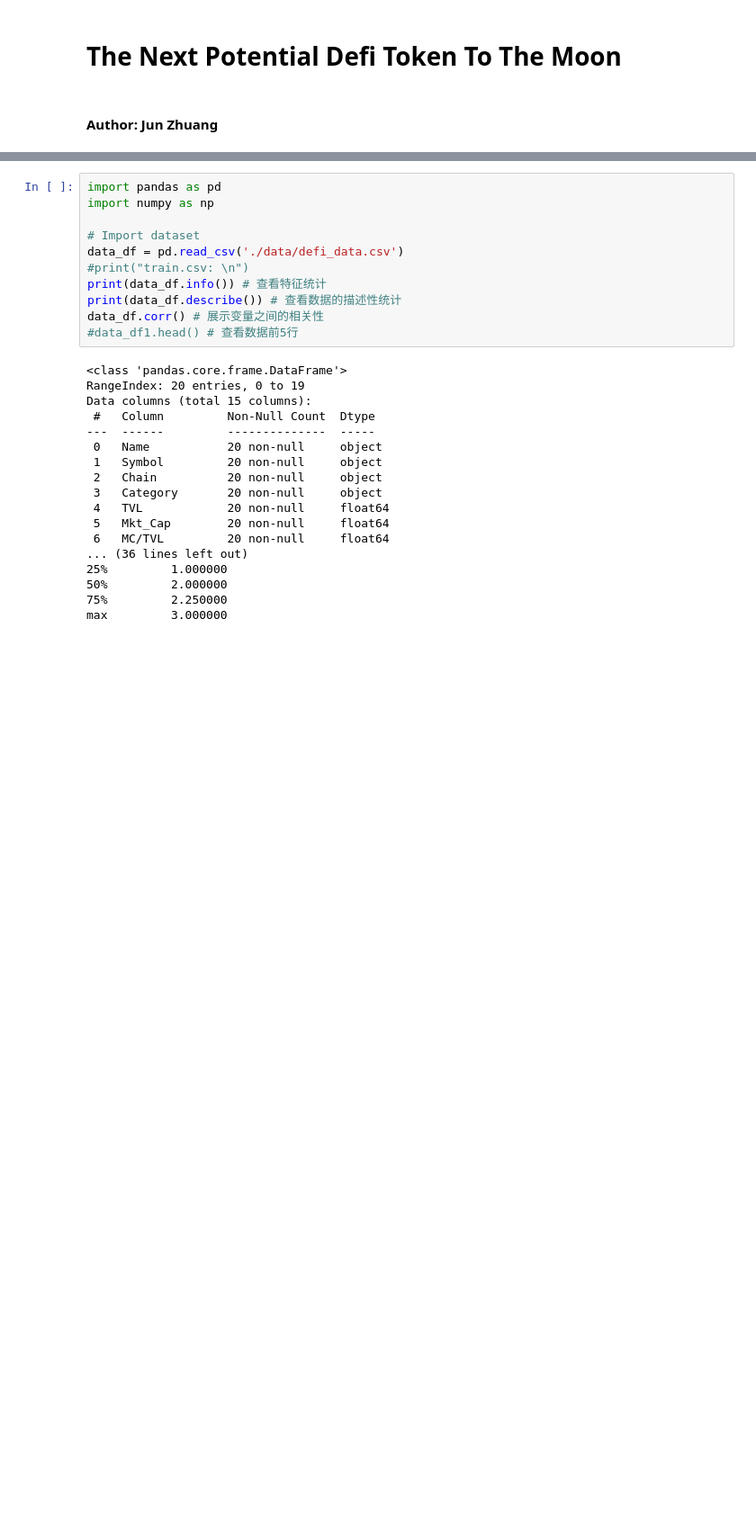
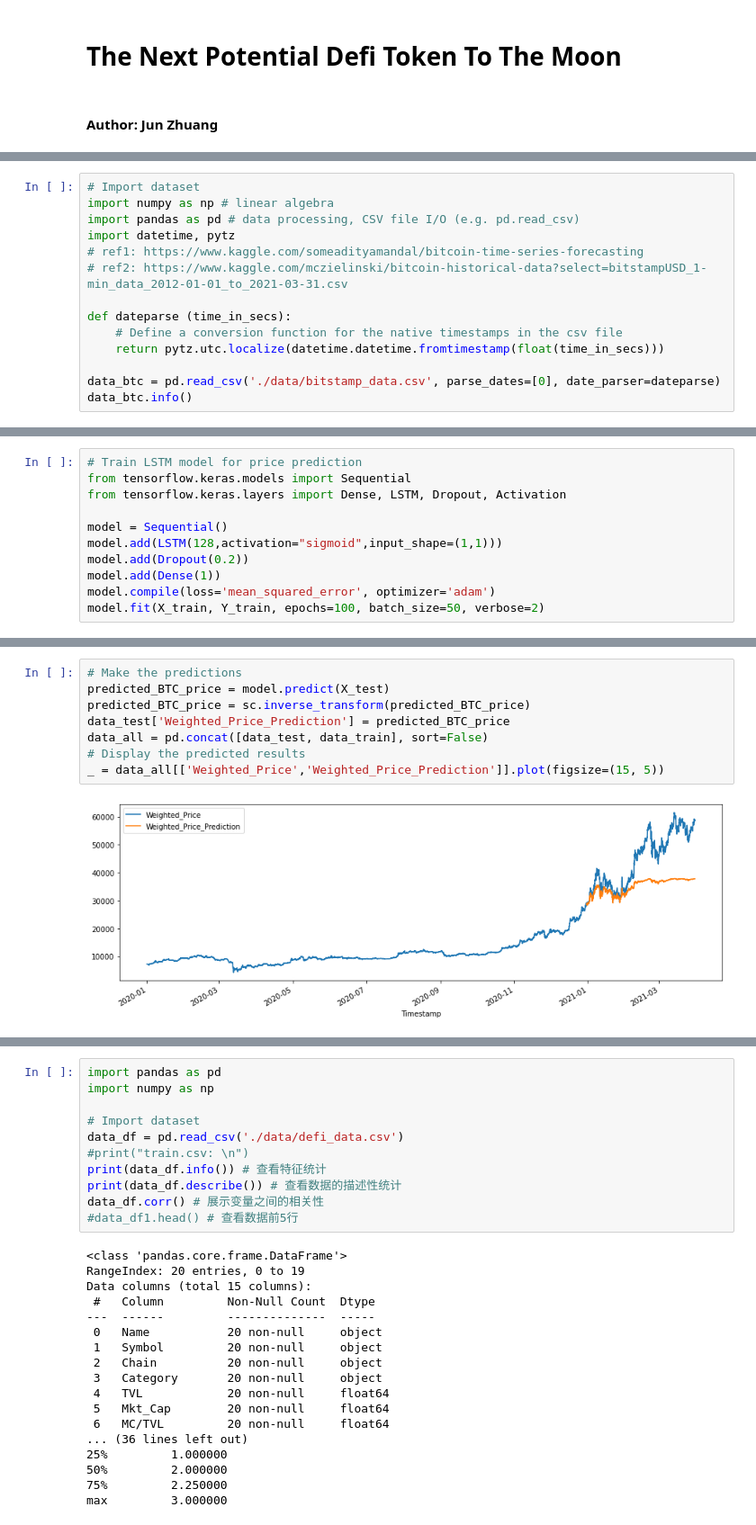
Before and after one commit to junzhuang-code/potential_defi_tokens, a Jupyter notebook: defi_analysis.ipynb, the cells around one changed output, grey strips where cells are left out. Shown at 90% size. Drawn from its saved outputs; the diff is of its cells as text; blank space fills up the shorter version.

```diff
--- a/defi_analysis.ipynb
+++ b/defi_analysis.ipynb
@@ -89,0 +97,14 @@ In the future, this scheme could be extended to an online data analysis framewor
+# %%
+# Import dataset
+import numpy as np # linear algebra
+import pandas as pd # data processing, CSV file I/O (e.g. pd.read_csv)
+import datetime, pytz
+# ref1: https://www.kaggle.com/someadityamandal/bitcoin-time-series-forecasting
+# ref2: https://www.kaggle.com/mczielinski/bitcoin-historical-data?select=bitstampUSD_1-min_data_2012-01-01_to_2021-03-31.csv
+
+def dateparse (time_in_secs):
+    # Define a conversion function for the native timestamps in the csv file
+    return pytz.utc.localize(datetime.datetime.fromtimestamp(float(time_in_secs)))
+
+data_btc = pd.read_csv('./data/bitstamp_data.csv', parse_dates=[0], date_parser=dateparse)
+data_btc.info()
@@ -89,0 +159,11 @@ In the future, this scheme could be extended to an online data analysis framewor
+# %%
+# Train LSTM model for price prediction
+from tensorflow.keras.models import Sequential
+from tensorflow.keras.layers import Dense, LSTM, Dropout, Activation
+
+model = Sequential()
+model.add(LSTM(128,activation="sigmoid",input_shape=(1,1)))
+model.add(Dropout(0.2))
+model.add(Dense(1))
+model.compile(loss='mean_squared_error', optimizer='adam')
+model.fit(X_train, Y_train, epochs=100, batch_size=50, verbose=2)
@@ -89,0 +189,10 @@ In the future, this scheme could be extended to an online data analysis framewor
+# %%
+# Make the predictions
+predicted_BTC_price = model.predict(X_test)
+predicted_BTC_price = sc.inverse_transform(predicted_BTC_price)
+data_test['Weighted_Price_Prediction'] = predicted_BTC_price
+data_all = pd.concat([data_test, data_train], sort=False)
+# Display the predicted results
+_ = data_all[['Weighted_Price','Weighted_Price_Prediction']].plot(figsize=(15, 5))
+# %% [output]
+[figure, added]
```
Also changed, not shown: parts of 8 cells of this notebook.
